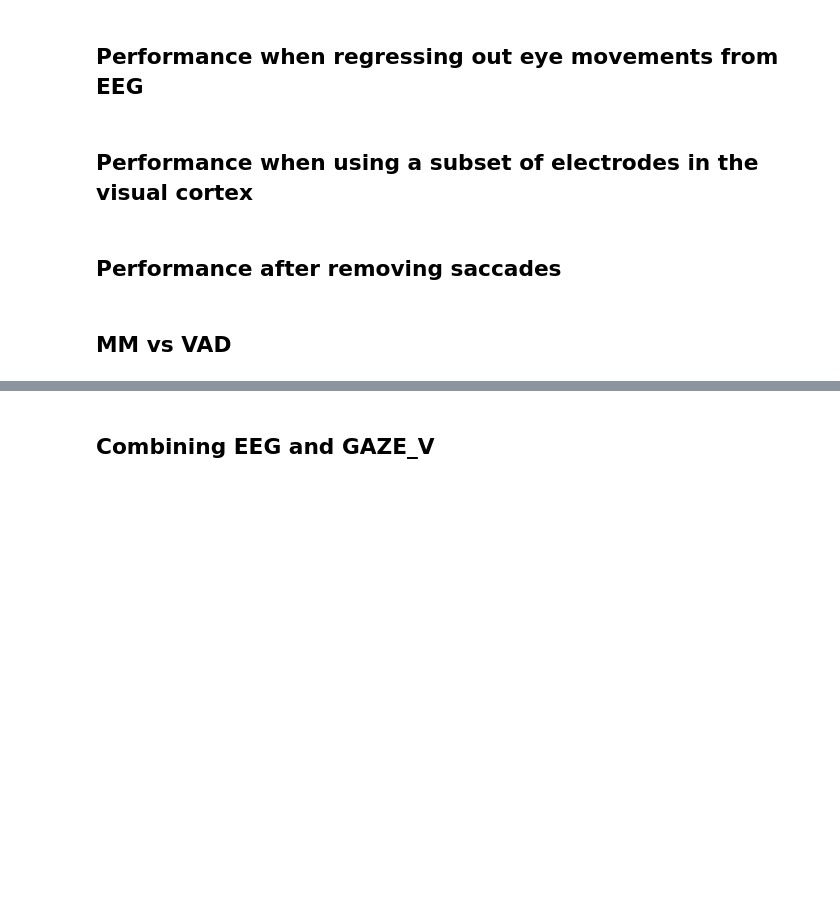
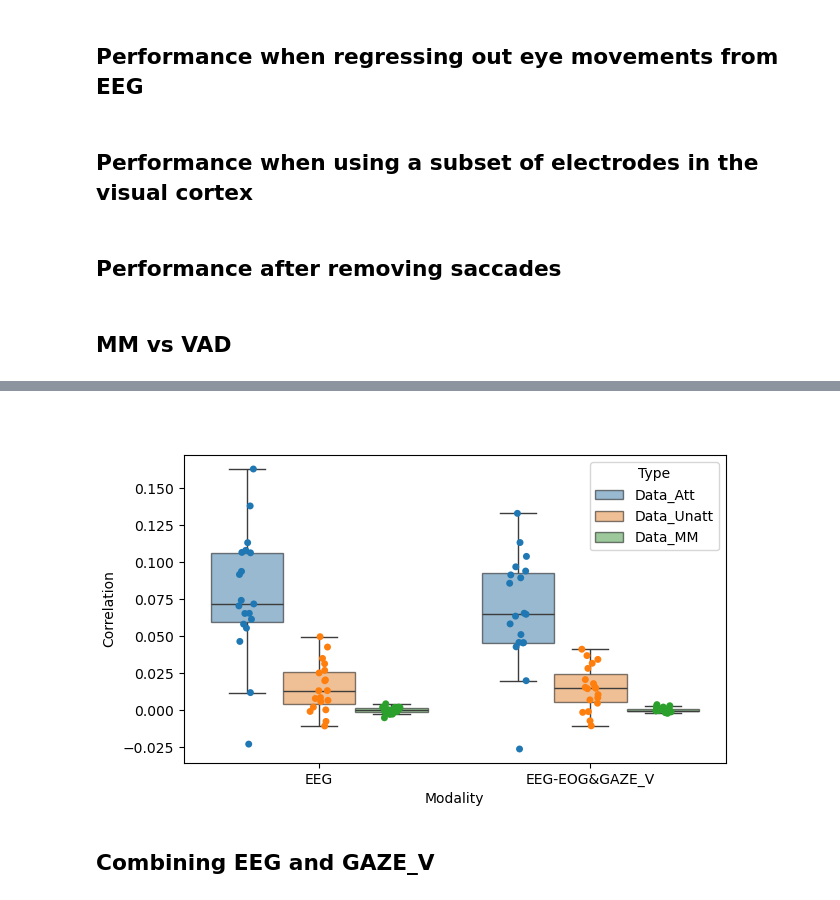
Before and after one commit to YYao-42/EEG-based_SVAD, a Jupyter notebook: Visualization.ipynb, the cells around one changed output, grey strips where cells are left out. Drawn from its saved outputs; the diff is of its cells as text; code cells hidden in the pictures; blank space fills up the shorter version.

Commit message:
Gaze-informed version; VAD and MM simutaneously using the same Att segments

```diff
--- a/Visualization.ipynb
+++ b/Visualization.ipynb
@@ -366 +461,41 @@ adjust_legend([ax])
+# %%
+modalities = ['EEG', 'EEG-EOG&GAZE_V', 'EOG', 'GAZE', 'GAZE_V', 'EOG_V', 'SACC']
+nb_subj = 19
+# create a dataframe to store the correlation coefficients
+df = pd.DataFrame(columns=['Subject ID', 'Modality', 'Correlation', 'Type'])
+i = 0
+for modality in modalities:
+    for Subj_ID in range(nb_subj):
+        file = f'{table_parent}/Overlay/{modality}/{Subj_ID}_VAD_MM_Corrdict_Len_30.pkl'
+        with open(file, 'rb') as f:
+            corr_dict = pickle.load(f)
+        eeg_att = corr_dict['EEG_Att'][:,:2]
+        eeg_att_avg = np.sum(np.mean(eeg_att, axis=0))
+        df.loc[i] = ['Subj '+str(Subj_ID+1), modality, eeg_att_avg, 'Data_Att']
+        eeg_unatt = corr_dict['EEG_Unatt'][:,:2]
+        eeg_unatt_avg = np.sum(np.mean(eeg_unatt, axis=0))
+        df.loc[i+1] = ['Subj '+str(Subj_ID+1), modality, eeg_unatt_avg, 'Data_Unatt']
+        eeg_mismatch = corr_dict['EEG_MM'][:,:2]
+        eeg_mismatch_avg = np.sum(np.mean(eeg_mismatch, axis=0))
+        df.loc[i+2] = ['Subj '+str(Subj_ID+1), modality, eeg_mismatch_avg, 'Data_MM']
+        i += 3
+
+
+plot_mod = ['EEG', 'EEG-EOG&GAZE_V']
+plt.close('all')
+fig, ax = plt.figure(figsize=(7, 4)), plt.gca()
+corr_plot = []
+for i, mod in enumerate(plot_mod):
+    table = df[df['Modality'] == mod].copy()
+    table['subject_num'] = table['Subject ID'].str.extract('(\d+)', expand=False).astype(int)
+    table = table.sort_values(by='subject_num').drop(columns='subject_num')
+    corr_plot.append(table)
+df_plot = pd.concat(corr_plot, ignore_index=True)
+boxprops = dict(edgecolor='black', alpha=0.5)
+sns.boxplot(x='Modality', y='Correlation', data=df_plot, hue='Type', dodge=True, ax=ax, showfliers=False, boxprops=boxprops)
+sns.stripplot(x='Modality', y='Correlation', data=df_plot, hue='Type', jitter=True, dodge=True, ax=ax, legend=False)
+plt.show()
+# plt.savefig(fig_save_path + 'eeg_att_unatt_mm.jpg', dpi=300)
+# %% [output]
+[figure, added]
 # %%
```
Also changed, not shown: parts of 23 cells of this notebook, 5 other files.
